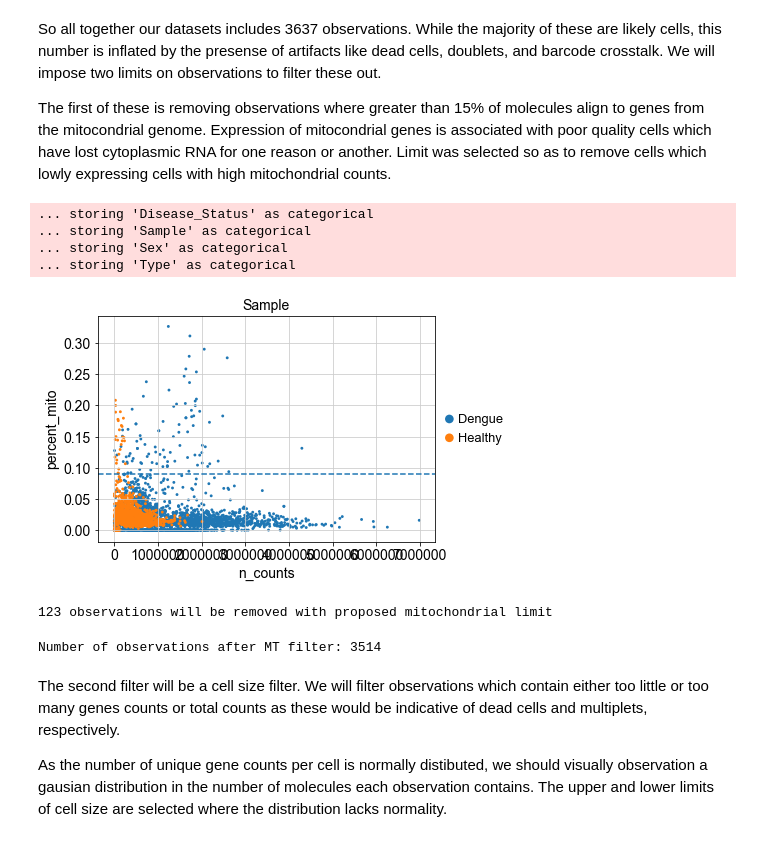
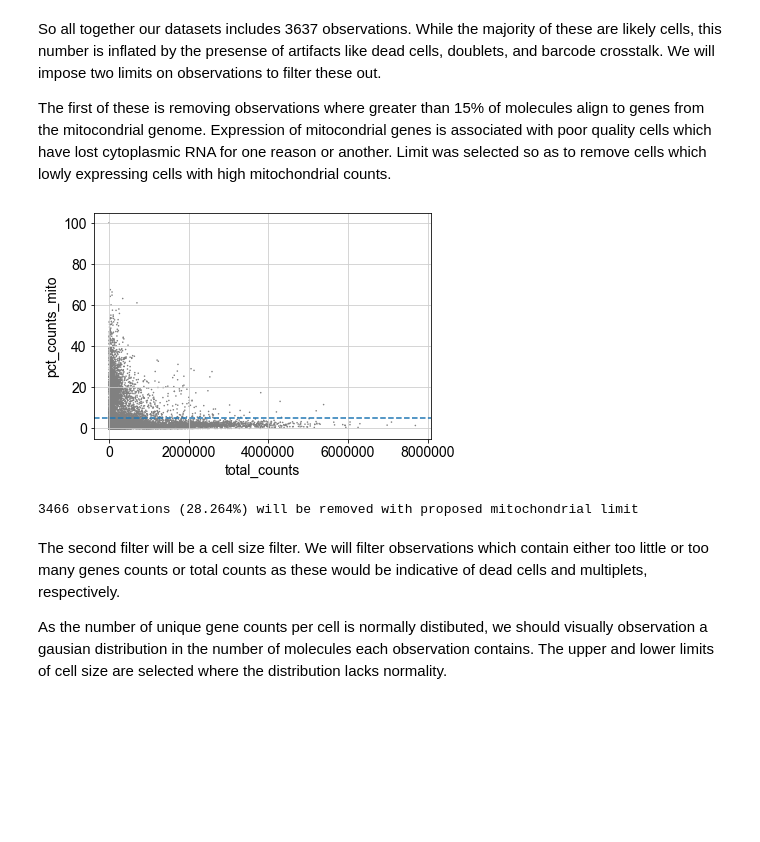
Before and after one commit to watronfire/CViSB_Workshop_TCells, a Jupyter notebook: Workshop_Notebook.ipynb, the cells around one changed output. Saved outputs shown, nothing was run; the diff lists cells and outputs as text; code cells hidden in the pictures; blank space fills up the shorter version.

Commit message:
updated workshop notebook

```diff
--- a/Workshop_Notebook.ipynb
+++ b/Workshop_Notebook.ipynb
@@ -112,10 +112,12 @@ The first thing to do is to load the data. In this case, it is provided as a TSV
 
 Another common format you'll see is the sparse matrix format (often designated by .mtx files), which provides significant storage saving for data contains a lot of zeroes (like single cell expression data). This format is also tab seperated which each row contains the positive count for a single gene in a single cell. In this way only, only counts for genes which where observed in a cells sequnecing data are recorded, rather than the plethera of counts for genes not observed.
 # %%
-patient_dengue = sc.read_h5ad( "/Users/natem/Dropbox (Scripps Research)/Personal/Code/Python/CViSB_Workshop_TCell/data/dengue_pbmcs.hdf5" )
-patient_healthy = sc.read_h5ad( "/Users/natem/Dropbox (Scripps Research)/Personal/Code/Python/CViSB_Workshop_TCell/data/healthy_pbmcs.hdf5" )
+#patient_dengue = sc.read_h5ad( "/Users/natem/Dropbox (Scripps Research)/Personal/Code/Python/CViSB_Workshop_TCell/data/dengue_pbmcs.hdf5" )
+#patient_healthy = sc.read_h5ad( "/Users/natem/Dropbox (Scripps Research)/Personal/Code/Python/CViSB_Workshop_TCell/data/healthy_pbmcs.hdf5" )
 
-scdata = patient_dengue.concatenate( patient_healthy, join="outer" )
+#scdata = patient_dengue.concatenate( patient_healthy, join="outer" )
+
+scdata = sc.read_h5ad( "/Users/natem/Dropbox (Scripps Research)/Personal/Code/Python/CViSB_Workshop_TCell/data/dengue_all.hdf5" )
 # %% [markdown]
 Once loaded, the data is put into an AnnData format. It can be though of as the matrix displayed above, but with the ability for rows and columns to be annotated.
 
@@ -133,31 +163,19 @@ So all together our datasets includes 3637 observations. While the majority of t
 
 The first of these is removing observations where greater than 15% of molecules align to genes from the mitocondrial genome. Expression of mitocondrial genes is associated with poor quality cells which have lost cytoplasmic RNA for one reason or another. Limit was selected so as to remove cells which lowly expressing cells with high mitochondrial counts.
 # %%
-proposed_mt_limit = 0.09
-
-mito_genes = scdata.var_names.str.startswith( "MT-" )
-scdata.obs['percent_mito'] = np.sum( scdata[:, mito_genes].X, axis=1 ) / np.sum( scdata.X, axis=1 )
-scdata.obs['n_counts'] = scdata.X.sum( axis=1 )
-scdata.var['mito'] = mito_genes
+proposed_mt_limit = 5
 
 ax = plt.subplot()
-sc.pl.scatter( scdata, "n_counts", "percent_mito", color="Sample", show=False, ax=ax )
+sc.pl.scatter( scdata, "total_counts", "pct_counts_mito", show=False, ax=ax )
 plt.axhline( proposed_mt_limit, 0, 60000, linestyle="dashed" )
 plt.show()
 
-print( "{} observations will be removed with proposed mitochondrial limit".format( scdata[scdata.obs["percent_mito"] > proposed_mt_limit].n_obs ) )
+pct_removed = (scdata[scdata.obs["pct_counts_mito"] > proposed_mt_limit].n_obs / scdata.n_obs ) * 100
+
+print( "{} observations ({:.3f}%) will be removed with proposed mitochondrial limit".format( scdata[scdata.obs["pct_counts_mito"] > proposed_mt_limit].n_obs, pct_removed ) )
 # %% [output]
+[figure, new version]
-... storing 'Disease_Status' as categorical
-... storing 'Sample' as categorical
-... storing 'Sex' as categorical
-... storing 'Type' as categorical
+3466 observations (28.264%) will be removed with proposed mitochondrial limit
-[figure, old version]
-123 observations will be removed with proposed mitochondrial limit
-# %%
-scdata = scdata[scdata.obs["percent_mito"] < proposed_mt_limit]
-print( "Number of observations after MT filter: {}".format( scdata.n_obs ) )
-# %% [output]
-Number of observations after MT filter: 3514
 # %% [markdown]
 The second filter will be a cell size filter. We will filter observations which contain either too little or too many genes counts or total counts as these would be indicative of dead cells and multiplets, respectively.
 
```
Also changed, not shown: parts of 76 cells of this notebook, 1 other file.
